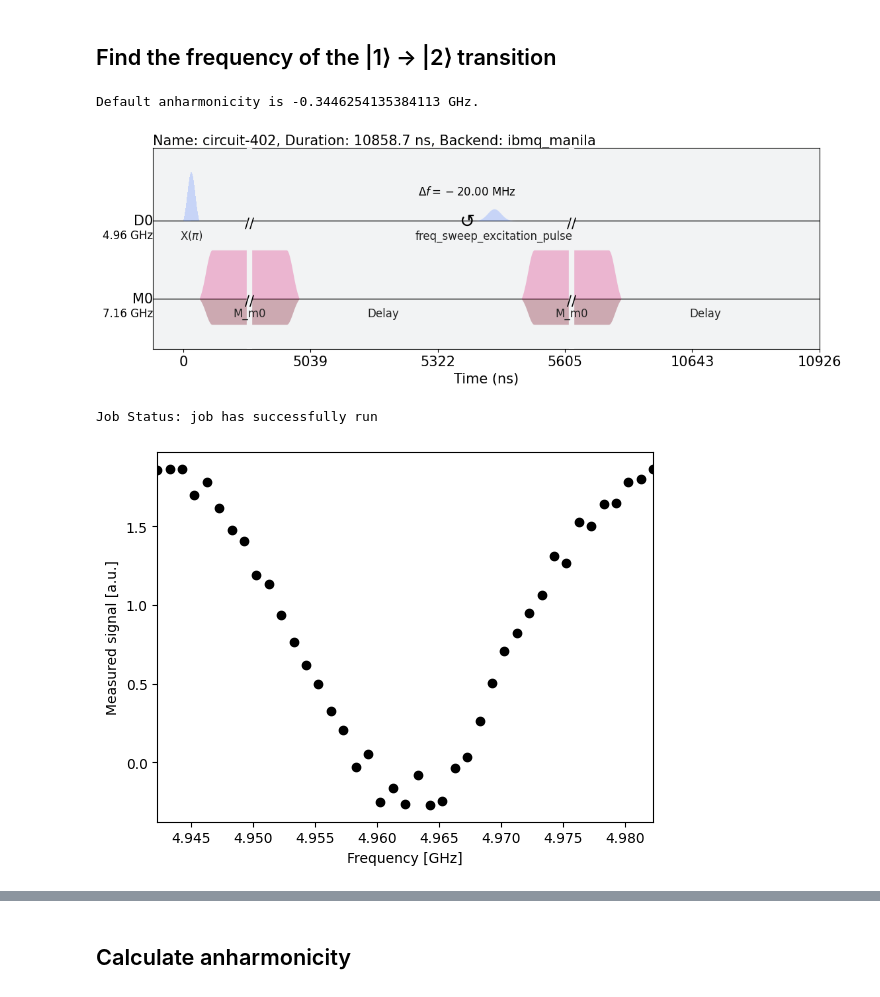
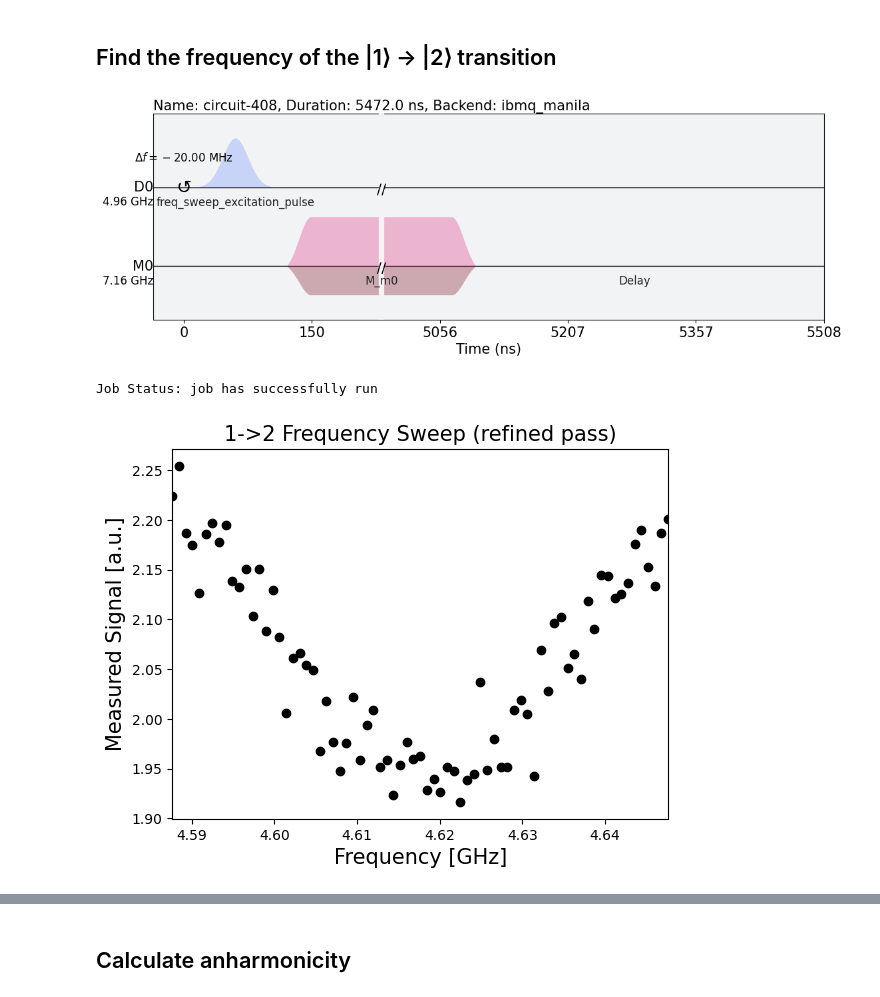
Before and after one commit to drewcurran/ECE396_Project, a Jupyter notebook: Beyond the Two-Level System.ipynb, the cells around one changed output, grey strips where cells are left out. Drawn from its saved outputs; the diff is of its cells as text; code cells hidden in the pictures.

```diff
--- a/Beyond the Two-Level System.ipynb
+++ b/Beyond the Two-Level System.ipynb
@@ -237,11 +237,11 @@ Updated qubit frequency estimate from 4.96229 GHz to 4.96213 GHz.
 ## Set Rabi experiment parameters
 
 # Rabi experiment parameters
-num_rabi_points = 50
+num_rabi_points = 75
 
 # Drive amplitude values to iterate over: 50 amplitudes evenly spaced from 0 to 0.75
 drive_amp_min = 0
-drive_amp_max = 0.75
+drive_amp_max = 1.0
 drive_amps = np.linspace(drive_amp_min, drive_amp_max, num_rabi_points)
 # %%
 ## Build Rabi experiments
@@ -365,7 +355,6 @@ with pulse.build(backend) as pi_pulse:
 backend_properties = backend.properties()
 
 default_anharmonicity = backend_properties.qubits[qubit][3].value # Default anharmonicity in GHz
-print(f"Default anharmonicity is {default_anharmonicity} GHz.")
 
 num_freqs = 75
 drive_power = 0.15
@@ -374,8 +363,6 @@ sweep_freqs = default_anharmonicity*GHz + np.linspace(-30*MHz, 30*MHz, num_freqs
 # there are pulse parameters of the single qubit drive in IBM devices
 x12_duration = 160
 x12_sigma = 40
-# %% [output]
-Default anharmonicity is -0.3446254135384113 GHz.
 # %%
 # helper function
 
@@ -418,7 +405,7 @@ exp_spect_circs = [qc_spect.assign_parameters({freq: f}) for f in sweep_freqs]
 freq12_sweep_sched = schedule(exp_sweep_circs[0], backend)
 freq12_sweep_sched.draw(backend=backend)
 # %% [output]
-[figure, old version]
+[figure, new version]
 # %%
 ## run assembled program on backend
 
@@ -443,20 +430,21 @@ frequency_sweep_results = job.result(timeout=120)
 # %%
 ## plot job results
 
 sweep_values = []
 for i in range(len(frequency_sweep_results.results)):
     # Get the results from the ith experiment
     res = frequency_sweep_results.get_memory(i)*scale_factor
     # Get the results for `qubit` from this experiment
     sweep_values.append(res[qubit])
 
-plt.scatter(frequencies_GHz, np.real(sweep_values), color='black') # plot real part of sweep values
-plt.xlim([min(frequencies_GHz), max(frequencies_GHz)])
-plt.xlabel("Frequency [GHz]")
-plt.ylabel("Measured signal [a.u.]")
+plt.scatter(excited_sweep_freqs/GHz, excited_freq_sweep_data, color='black')
+plt.xlim([min(excited_sweep_freqs/GHz), max(excited_sweep_freqs/GHz)])
+plt.xlabel("Frequency [GHz]", fontsize=15)
+plt.ylabel("Measured Signal [a.u.]", fontsize=15)
+plt.title("1->2 Frequency Sweep (refined pass)", fontsize=15)
 plt.show()
 # %% [output]
-[figure, old version]
+[figure, new version]
 # %%
 ## fit values to a curve
 
```
Also changed, not shown: parts of 40 cells of this notebook.
